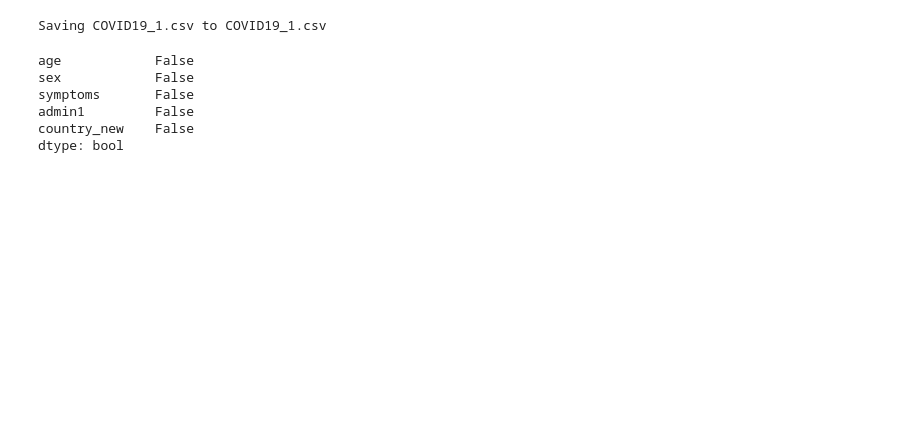
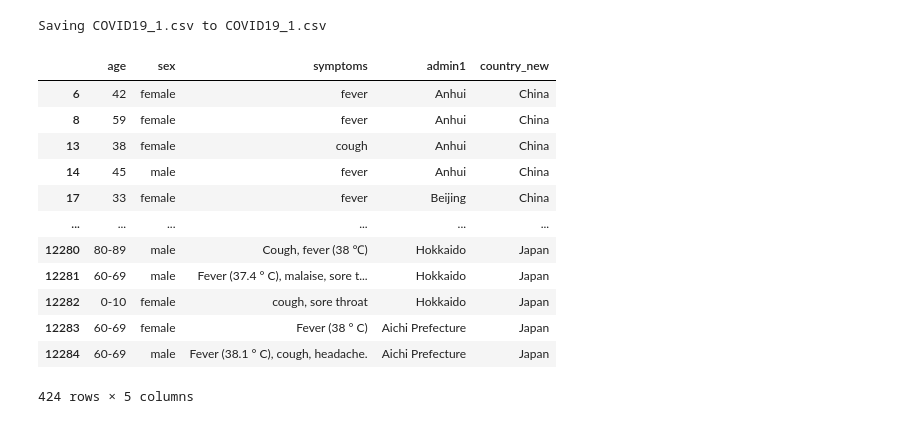
Before and after one commit to mihirukongahage/COVID19, a Jupyter notebook: COVID19.ipynb, the cells around one changed output. Drawn from its saved outputs; the diff is of its cells as text; code cells hidden in the pictures; blank space fills up the shorter version.

```diff
--- a/COVID19.ipynb
+++ b/COVID19.ipynb
@@ -35,13 +36,21 @@ df = df2.filter(['age','sex','wuhan(0)_not_wuhan(1) ','symptoms','admin1','count
 # %%
 covid = df.dropna(axis=0)
 covid
 covid.isnull().any()
+covid
 # %% [output]
+|  | age | sex | symptoms | admin1 | country_new |
+| 6 | 42 | female | fever | Anhui | China |
+| 8 | 59 | female | fever | Anhui | China |
+| 13 | 38 | female | cough | Anhui | China |
+| 14 | 45 | male | fever | Anhui | China |
+| 17 | 33 | female | fever | Beijing | China |
+| ... | ... | ... | ... | ... | ... |
+| 12280 | 80-89 | male | Cough, fever (38 ℃) | Hokkaido | Japan |
+| 12281 | 60-69 | male | Fever (37.4 ° C), malaise, sore t... | Hokkaido | Japan |
+| 12282 | 0-10 | female | cough, sore throat | Hokkaido | Japan |
+| 12283 | 60-69 | female | Fever (38 ° C) | Aichi Prefecture | Japan |
+| 12284 | 60-69 | male | Fever (38.1 ° C), cough, headache. | Aichi Prefecture | Japan |
-age            False
-sex            False
-symptoms       False
-admin1         False
-country_new    False
-dtype: bool
+424 rows × 5 columns
 # %%
 covid['symptoms'] = pd.Series(covid['symptoms']).str.replace('fever cough', 'fever,cough', regex=True)
```
Also changed, not shown: parts of 5 cells of this notebook.
